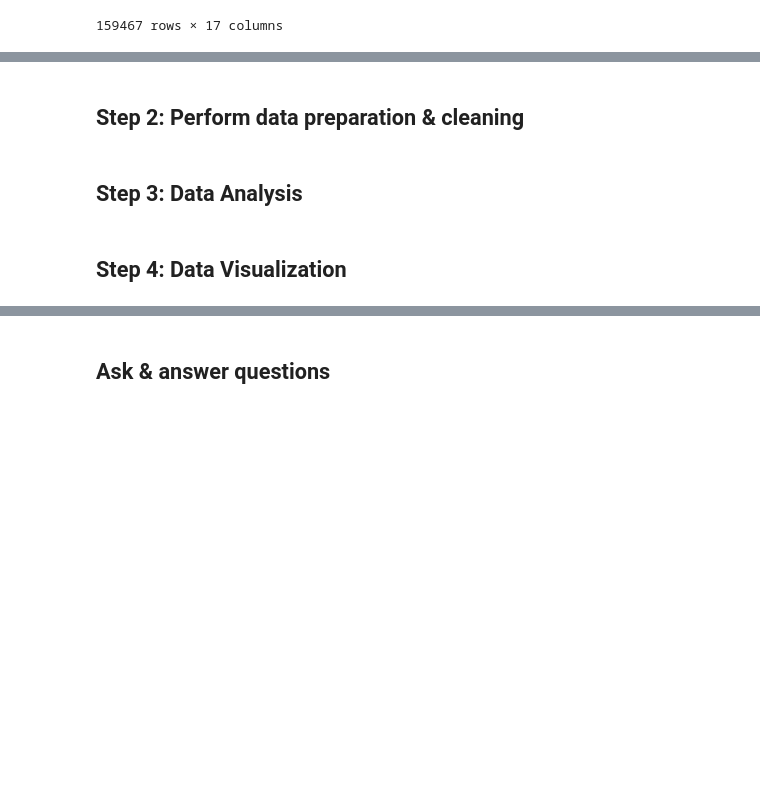
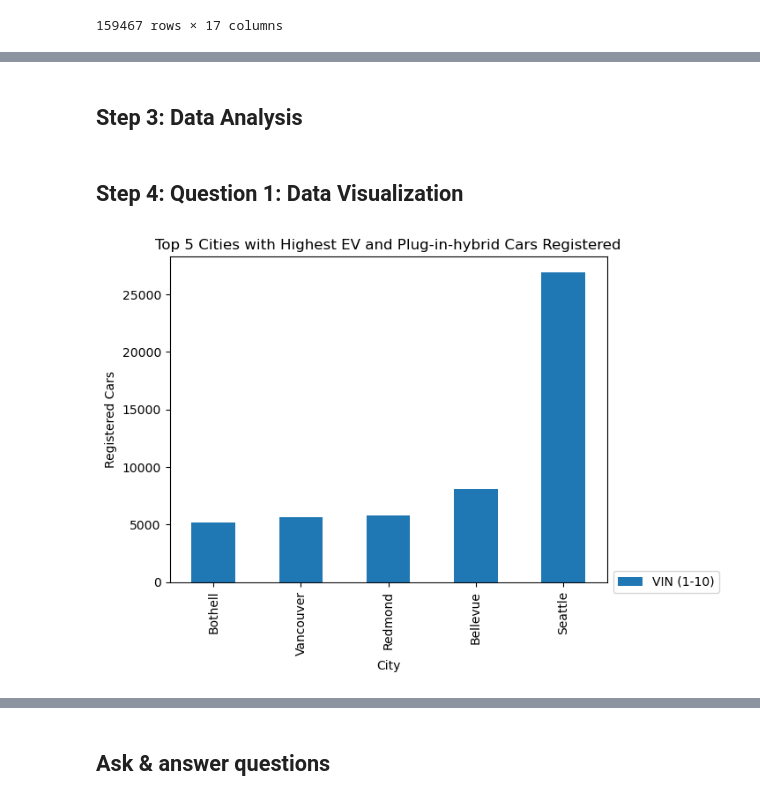
Before and after one commit to Omeesha28/Project_1, a Jupyter notebook: Electric_vehicle.ipynb, the cells around one changed output, grey strips where cells are left out. Cells and saved outputs as stored; diff of their text form; code cells hidden in the pictures; blank space fills up the shorter version.

Commit message:
graphs added along with updated read me and other minor changes

```diff
--- a/Electric_vehicle.ipynb
+++ b/Electric_vehicle.ipynb
@@ -315,6 +227,30 @@ print(df)
-# %% [markdown]
-## Step 2: Perform data preparation & cleaning
 # %% [markdown]
 ## Step 3: Data Analysis
 # %% [markdown]
-## Step 4: Data Visualization
+## Step 4: Question 1: Data Visualization
+# %%
+# Filter the DataFrame
+top_cities = cities_df[cities_df['VIN (1-10)'] > 5000]
+
+# Select the 'City' and 'VIN (1-10)' columns for plotting
+top_cities = top_cities[['City', 'VIN (1-10)']]
+
+# Plot the data
+top_cities.plot(x='City', y='VIN (1-10)', kind='bar')
+
+# Set plot labels and rotation
+plt.xlabel('City')
+plt.xticks(rotation=90)
+plt.ylabel('Registered Cars')
+plt.title('Top 5 Cities with Highest EV and Plug-in-hybrid Cars Registered')
+plt.legend('CarCount')
+plt.legend(loc='center left', bbox_to_anchor=(1, 0))
+
+
+#save the plot
+plt.savefig("output_data/Top 5 Cities.png")
+
+# Show the plot
+plt.show()
+# %% [output]
+[figure, added]
```
Also changed, not shown: parts of 26 cells of this notebook, 17 other files.
